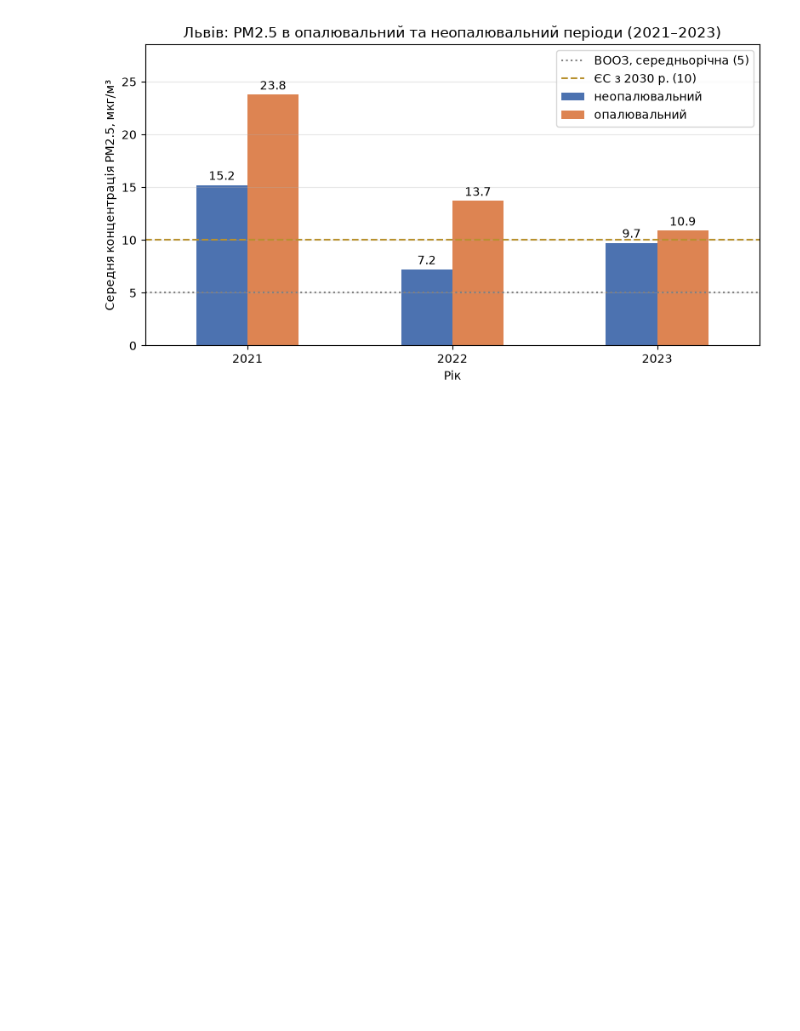
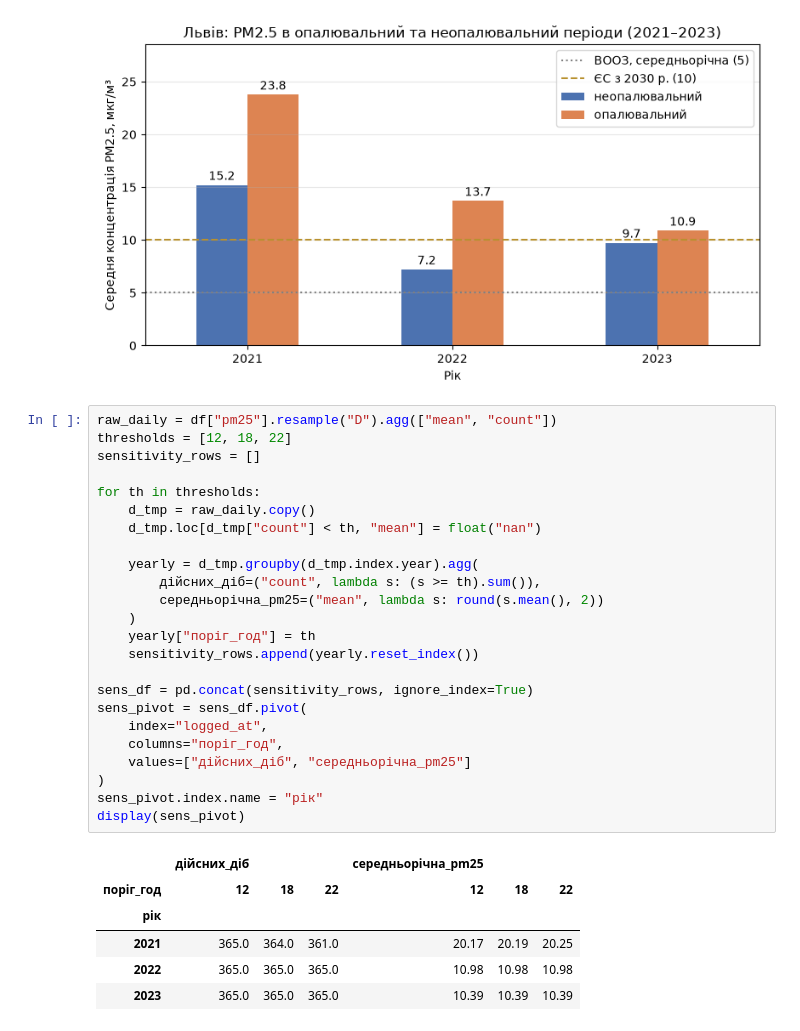
Before and after one commit to KorniienkoMaksym/ci-lab-variant5, a Jupyter notebook: pr4/notebooks/pr4_lviv_pm25.ipynb, the cells around one changed output. Saved outputs shown, nothing was run; the diff lists cells and outputs as text; blank space fills up the shorter version.

```diff
--- a/pr4/notebooks/pr4_lviv_pm25.ipynb
+++ b/pr4/notebooks/pr4_lviv_pm25.ipynb
@@ -451,3 +451,34 @@ plt.show()
 | 2023 | 9.73 | 10.88 | 1.15 | 1.12 |
 | 2021–2023 (разом) | 10.70 | 16.12 | 5.42 | 1.51 |
 [figure]
+# %%
+raw_daily = df["pm25"].resample("D").agg(["mean", "count"])
+thresholds = [12, 18, 22]
+sensitivity_rows = []
+
+for th in thresholds:
+    d_tmp = raw_daily.copy()
+    d_tmp.loc[d_tmp["count"] < th, "mean"] = float("nan")
+
+    yearly = d_tmp.groupby(d_tmp.index.year).agg(
+        дійсних_діб=("count", lambda s: (s >= th).sum()),
+        середньорічна_pm25=("mean", lambda s: round(s.mean(), 2))
+    )
+    yearly["поріг_год"] = th
+    sensitivity_rows.append(yearly.reset_index())
+
+sens_df = pd.concat(sensitivity_rows, ignore_index=True)
+sens_pivot = sens_df.pivot(
+    index="logged_at",
+    columns="поріг_год",
+    values=["дійсних_діб", "середньорічна_pm25"]
+)
+sens_pivot.index.name = "рік"
+display(sens_pivot)
+# %% [output]
+|  | дійсних_діб |  |  | середньорічна_pm25 |  |  |
+| поріг_год | 12 | 18 | 22 | 12 | 18 | 22 |
+| рік |  |  |  |  |  |  |
+| 2021 | 365.0 | 364.0 | 361.0 | 20.17 | 20.19 | 20.25 |
+| 2022 | 365.0 | 365.0 | 365.0 | 10.98 | 10.98 | 10.98 |
+| 2023 | 365.0 | 365.0 | 365.0 | 10.39 | 10.39 | 10.39 |
```
Also changed, not shown: 1 other file.
